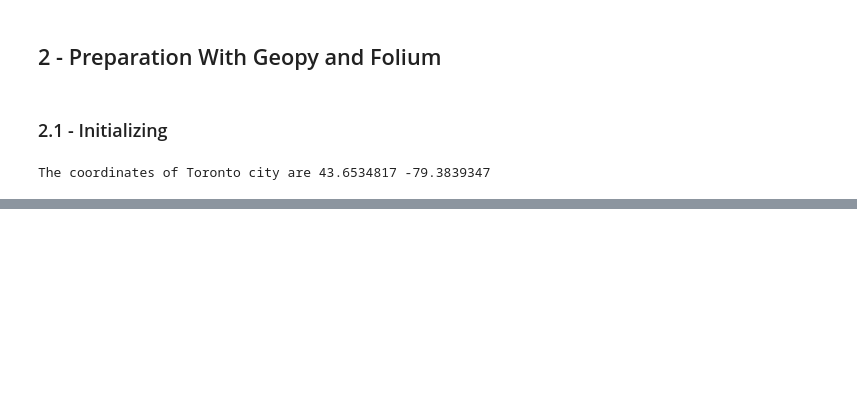
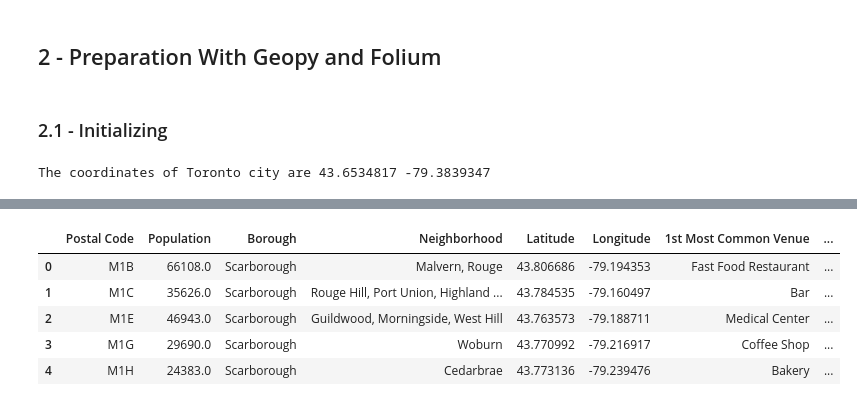
Before and after one commit to BrewerWill/The-Coffee-Shop-Problem, a Jupyter notebook: Capstone Project - The Battle of Neighborhoods.ipynb, the cells around one changed output, grey strips where cells are left out. Saved outputs shown, nothing was run; the diff lists cells and outputs as text; code cells hidden in the pictures; blank space fills up the shorter version.

```diff
--- a/Capstone Project - The Battle of Neighborhoods.ipynb
+++ b/Capstone Project - The Battle of Neighborhoods.ipynb
@@ -125,0 +181,4 @@ df.head()
+# %%
+df = df_geo_info.merge(df_geo_coor, on='Postal Code')
+df = df_geo_pop.merge(df, on='Postal Code')
+df.head()
@@ -158,0 +309,3 @@ map_toronto
+# %%
+df_venues = getNearbyVenues(names=df['Postal Code'], latitudes=df['Latitude'], longitudes=df['Longitude'])
+df_venues.head()
@@ -158,0 +348,27 @@ map_toronto
+# %%
+def return_most_common_venues(row, num_venues):
+    row_categories = row.iloc[1:]
+    row_categories_sorted = row_categories.sort_values(ascending=False)
+
+    return row_categories_sorted.index.values[0:num_venues]
+
+num_venues = 3
+
+indicators = ['st', 'nd', 'rd']
+
+# create columns according to number of top venues
+columns = ['Postal Code']
+for ind in np.arange(num_venues):
+    try:
+        columns.append('{}{} Most Common Venue'.format(ind+1, indicators[ind]))
+    except:
+        columns.append('{}th Most Common Venue'.format(ind+1))
+
+# create a new dataframe
+neighborhoods_venues_sorted = pd.DataFrame(columns=columns)
+neighborhoods_venues_sorted['Postal Code'] = toronto_venue_frequency['Postal Code']
+
+for ind in np.arange(toronto_venue_frequency.shape[0]):
+    neighborhoods_venues_sorted.iloc[ind, 1:] = return_most_common_venues(toronto_venue_frequency.iloc[ind, :], num_venues)
+
+neighborhoods_venues_sorted.head()
@@ -158,0 +384,5 @@ map_toronto
+# %%
+df = df.drop([16])
+df = df.drop([92])
+df = df.reset_index()
+df = df.drop(columns='index')
@@ -158,0 +393,10 @@ map_toronto
+# %%
+df = df.merge(neighborhoods_venues_sorted, on='Postal Code')
+df.head()
+# %% [output]
+|  | Postal Code | Population | Borough | Neighborhood | Latitude | Longitude | 1st Most Common Venue | ... |
+| 0 | M1B | 66108.0 | Scarborough | Malvern, Rouge | 43.806686 | -79.194353 | Fast Food Restaurant | ... |
+| 1 | M1C | 35626.0 | Scarborough | Rouge Hill, Port Union, Highland ... | 43.784535 | -79.160497 | Bar | ... |
+| 2 | M1E | 46943.0 | Scarborough | Guildwood, Morningside, West Hill | 43.763573 | -79.188711 | Medical Center | ... |
+| 3 | M1G | 29690.0 | Scarborough | Woburn | 43.770992 | -79.216917 | Coffee Shop | ... |
+| 4 | M1H | 24383.0 | Scarborough | Cedarbrae | 43.773136 | -79.239476 | Bakery | ... |
```
Also changed, not shown: parts of 75 cells of this notebook.
